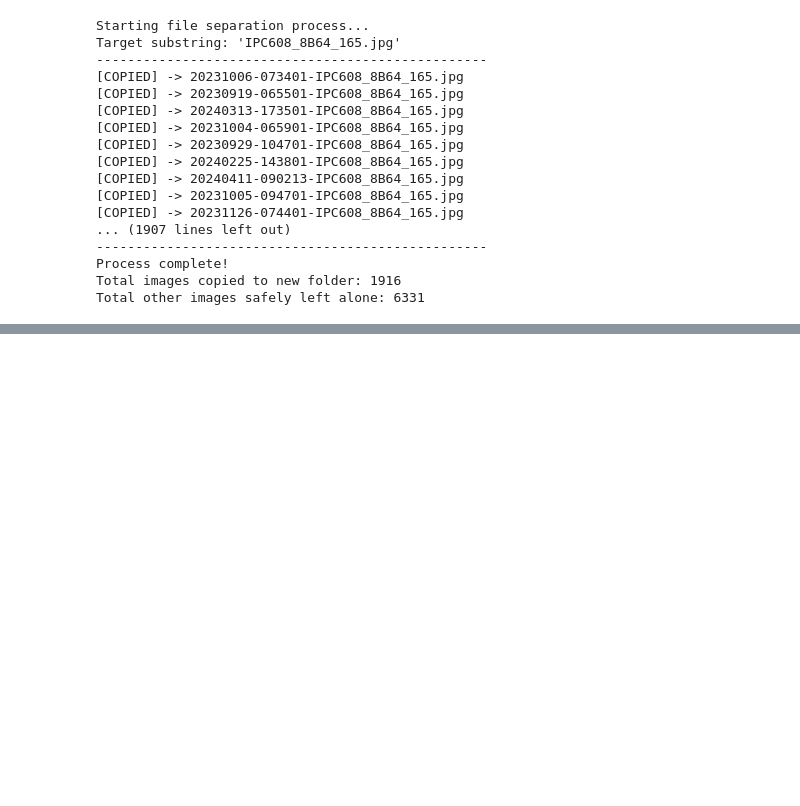
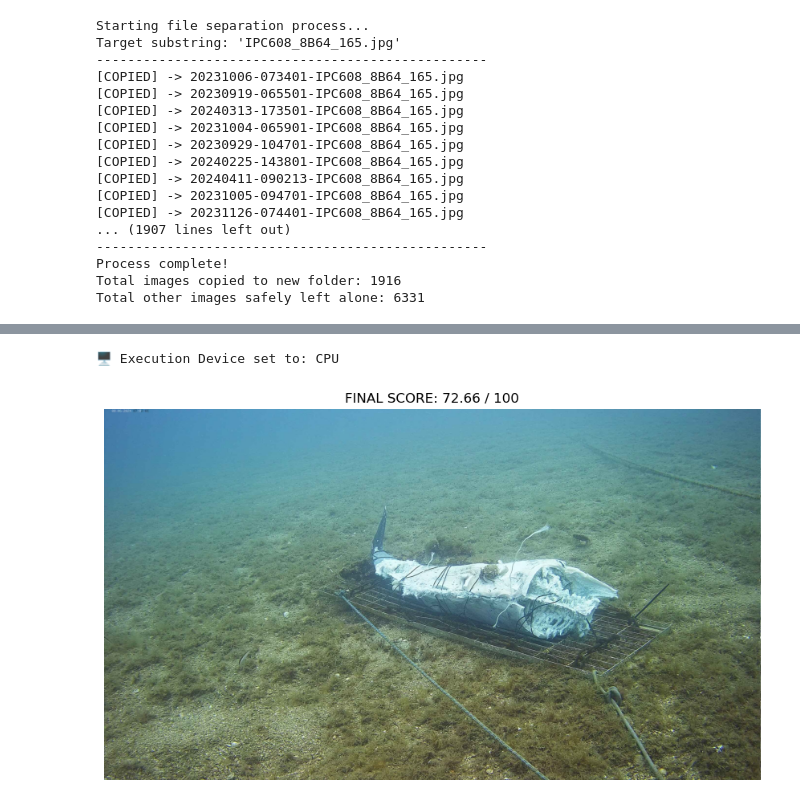
Before and after one commit to VukIG/famnit_hackathon2026, a Jupyter notebook: model/main.ipynb, the cells around one changed output, grey strips where cells are left out. Saved outputs shown, nothing was run; the diff lists cells and outputs as text; code cells hidden in the pictures; blank space fills up the shorter version.

Commit message:
xgb and score model added

```diff
--- a/model/main.ipynb
+++ b/model/main.ipynb
@@ -348,0 +507,69 @@ Breakdown:
+# %%
+import os
+import torch
+import open_clip
+from PIL import Image
+import traceback
+
+# 1. FORCE CPU EXPLICITLY (Bypasses false CUDA driver detection)
+device = "cpu"
+print(f"🖥️ Execution Device set to: {device.upper()}")
+
+# Initialize Open-CLIP directly on the CPU
+model, _, preprocess = open_clip.create_model_and_transforms('ViT-B-32', pretrained='laion2b_s34b_b79k', device=device)
+model.eval()  # Set model to evaluation mode
+tokenizer = open_clip.get_tokenizer('ViT-B-32')
+
+# Define text labels
+labels = [
+    "a clear underwater photo with sharp details",
+    "a blurry, murky, completely invisible underwater photo"
+]
+text_input = tokenizer(labels).to(device)
+
+def get_invisible_score_cpu(image_path):
+    """
+    Computes an underwater turbidity score from 0 (clear) to 100 (invisible).
+    Strictly optimized for CPU execution.
+    """
+    if not os.path.exists(image_path):
+        print(f"❌ File not found: {image_path}")
+        return None
+
+    try:
+        # Load image and convert to RGB
+        image = Image.open(image_path).convert("RGB")
+
+        # Preprocess image into CPU tensor
+        image_input = preprocess(image).unsqueeze(0).to(device)
+
+        # Pure CPU forward pass (No autocast needed for CPU)
+        with torch.no_grad():
+            image_features = model.encode_image(image_input)
+            text_features = model.encode_text(text_input)
+
+            # Normalize vectors
+            image_features /= image_features.norm(dim=-1, keepdim=True)
+            text_features /= text_features.norm(dim=-1, keepdim=True)
+
+            # Compute similarity matrix
+            similarity = (100.0 * image_features @ text_features.T).softmax(dim=-1)
+
+            # Extract directly to numpy (no .cpu() step required)
+            probs = similarity.numpy()[0]
+
+        # Extract probability of index 1 ("invisible")
+        invisible_score = float(probs[1] * 100)
+        return round(invisible_score, 2)
+
+    except Exception as e:
+        print(f"❌ CPU Pipeline Failure: {e}")
+        traceback.print_exc()
+        return None
+
+# --- RUN THE CPU TEST ---
+img_path = "/home/momir19/famnit_hackathon2026/model/copied_images/20240608-070201-IPC608_8B64_165.jpg"
+score = get_invisible_score_cpu(img_path)
+# %% [output]
+🖥️ Execution Device set to: CPU
+[figure, added]
```
Also changed, not shown: parts of 15 cells of this notebook, 3 other files.
